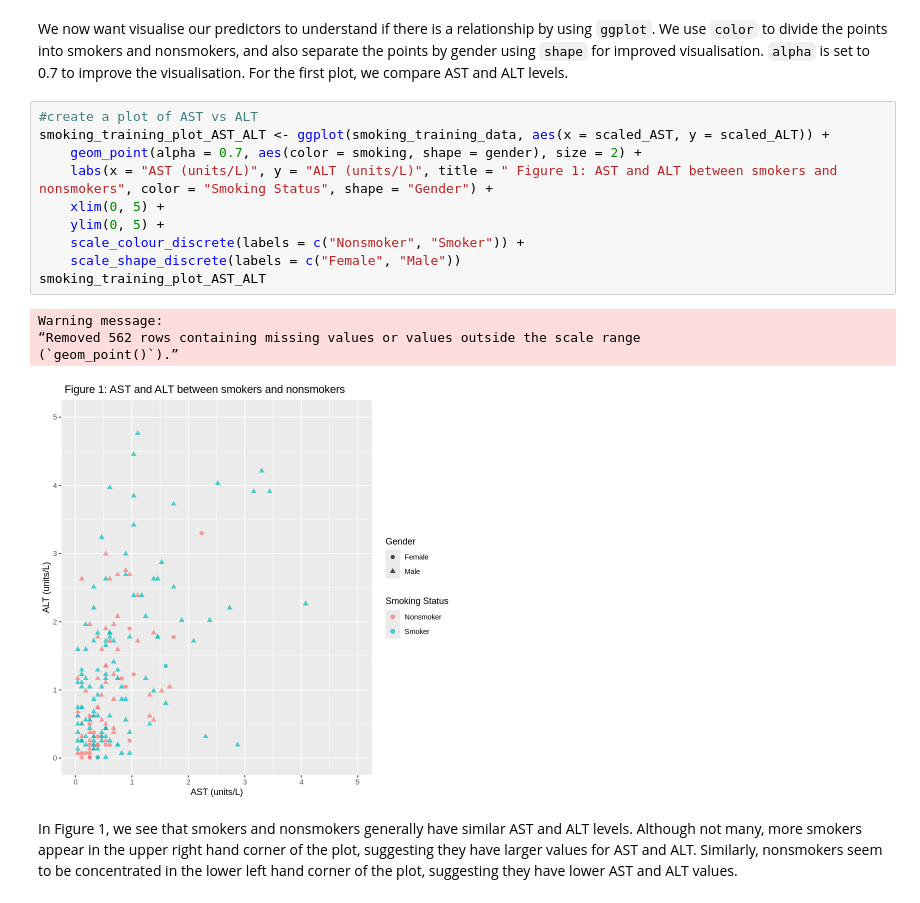
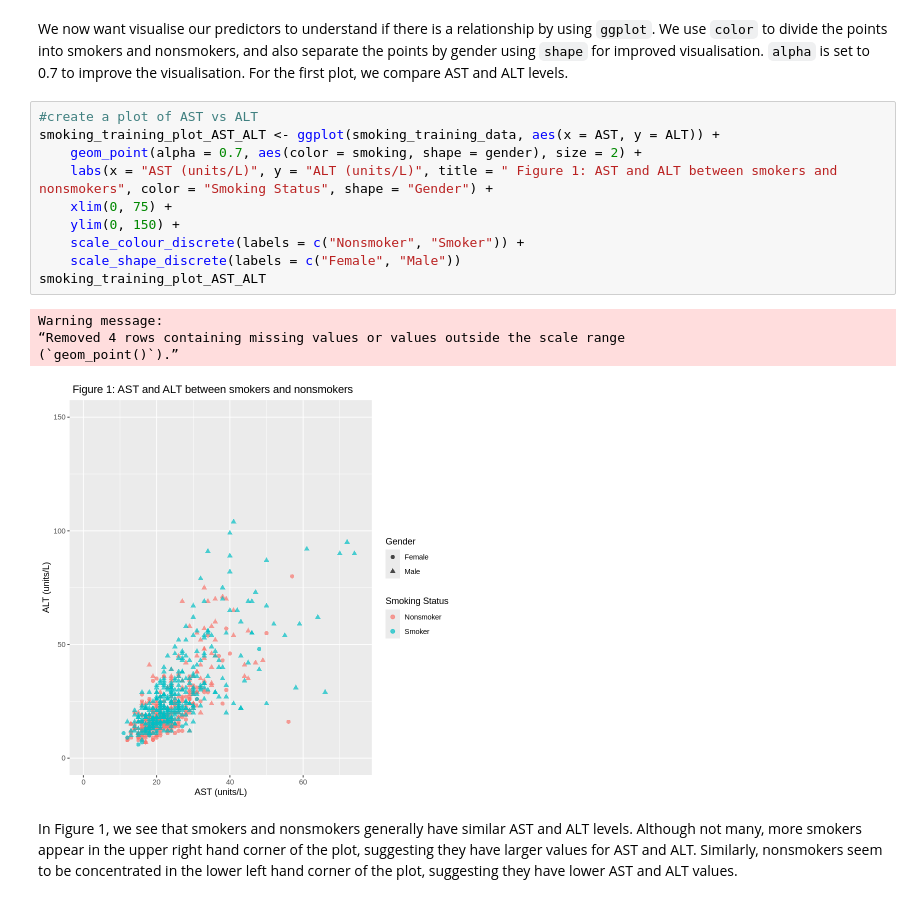
Before and after one commit to egreenall1/dsci100_group_project, a Jupyter notebook: final_group_project.ipynb, the cells around one changed output. Saved outputs shown, nothing was run; the diff lists cells and outputs as text.

```diff
--- a/final_group_project.ipynb
+++ b/final_group_project.ipynb
@@ -106,19 +129,19 @@ Based on this table, we see that there are indeed differences in the means of ou
 We now want visualise our predictors to understand if there is a relationship by using `ggplot`. We use `color` to divide the points into smokers and nonsmokers, and also separate the points by gender using `shape` for improved visualisation. `alpha` is set to 0.7 to improve the visualisation. For the first plot, we compare AST and ALT levels.
 # %%
 #create a plot of AST vs ALT
-smoking_training_plot_AST_ALT <- ggplot(smoking_training_data, aes(x = scaled_AST, y = scaled_ALT)) +
+smoking_training_plot_AST_ALT <- ggplot(smoking_training_data, aes(x = AST, y = ALT)) +
     geom_point(alpha = 0.7, aes(color = smoking, shape = gender), size = 2) +
     labs(x = "AST (units/L)", y = "ALT (units/L)", title = " Figure 1: AST and ALT between smokers and nonsmokers", color = "Smoking Status", shape = "Gender") +
-    xlim(0, 5) +
-    ylim(0, 5) +
+    xlim(0, 75) +
+    ylim(0, 150) +
     scale_colour_discrete(labels = c("Nonsmoker", "Smoker")) +
     scale_shape_discrete(labels = c("Female", "Male"))
 smoking_training_plot_AST_ALT
 # %% [output]
 Warning message:
-“Removed 562 rows containing missing values or values outside the scale range
+“Removed 4 rows containing missing values or values outside the scale range
 (`geom_point()`).”
-[figure, old version]
+[figure, new version]
 # %% [markdown]
 In Figure 1, we see that smokers and nonsmokers generally have similar AST and ALT levels. Although not many, more smokers appear in the upper right hand corner of the plot, suggesting they have larger values for AST and ALT. Similarly, nonsmokers seem to be concentrated in the lower left hand corner of the plot, suggesting they have lower AST and ALT values.
 # %% [markdown]
```
Also changed, not shown: parts of 7 cells of this notebook.
